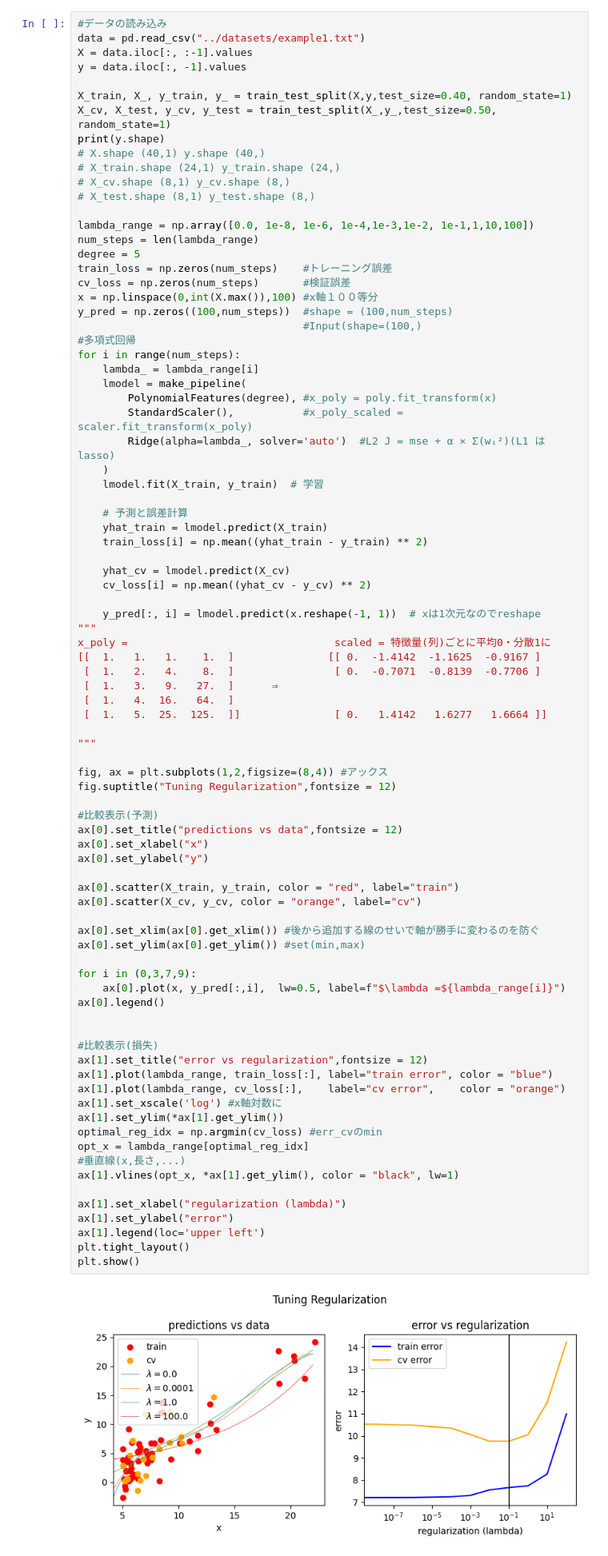
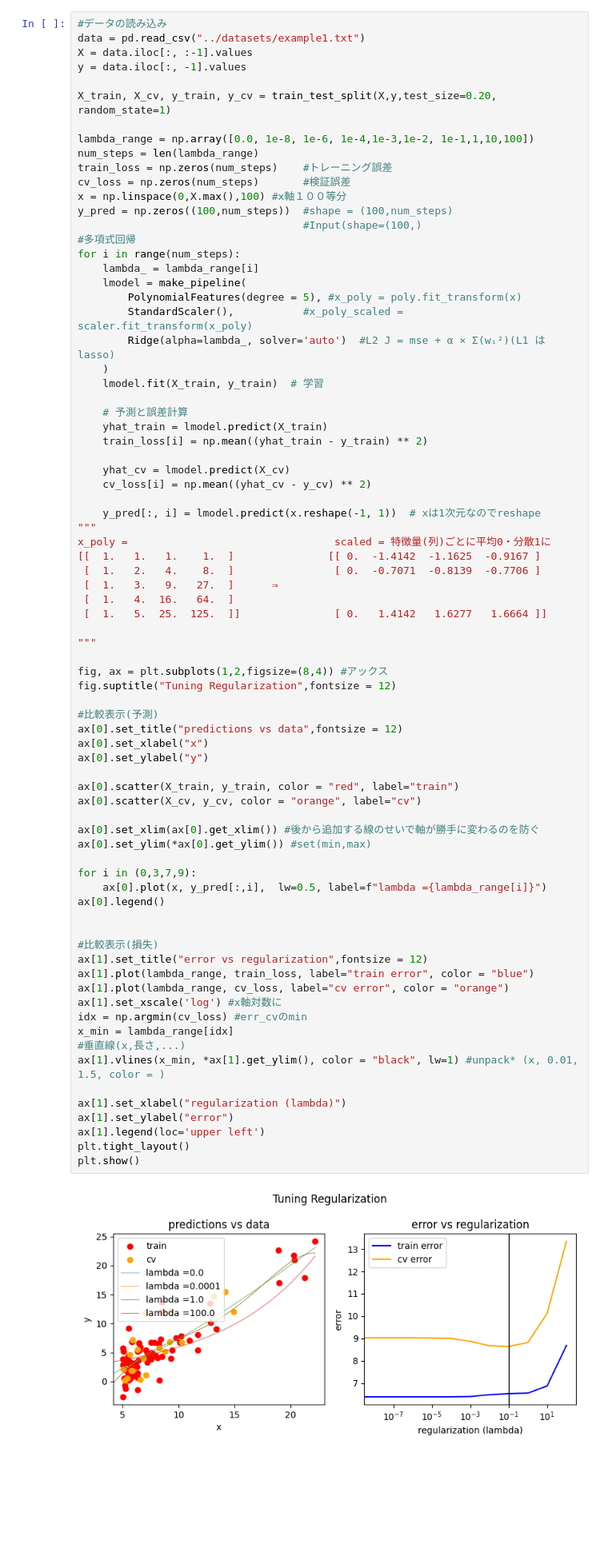
Before and after one commit to shin1300/machine_learning, a Jupyter notebook: notebooks/regularization.ipynb, the cells around one changed output. Shown at 80% size. Drawn from its saved outputs; the diff is of its cells as text; blank space fills up the shorter version.

```diff
--- a/notebooks/regularization.ipynb
+++ b/notebooks/regularization.ipynb
@@ -23,27 +23,20 @@ data = pd.read_csv("../datasets/example1.txt")
 X = data.iloc[:, :-1].values
 y = data.iloc[:, -1].values
 
-X_train, X_, y_train, y_ = train_test_split(X,y,test_size=0.40, random_state=1)
-X_cv, X_test, y_cv, y_test = train_test_split(X_,y_,test_size=0.50, random_state=1)
-print(y.shape)
-# X.shape (40,1) y.shape (40,)
-# X_train.shape (24,1) y_train.shape (24,)
-# X_cv.shape (8,1) y_cv.shape (8,)
-# X_test.shape (8,1) y_test.shape (8,)
+X_train, X_cv, y_train, y_cv = train_test_split(X,y,test_size=0.20, random_state=1)
 
 lambda_range = np.array([0.0, 1e-8, 1e-6, 1e-4,1e-3,1e-2, 1e-1,1,10,100])
 num_steps = len(lambda_range)
-degree = 5
 train_loss = np.zeros(num_steps)    #トレーニング誤差
 cv_loss = np.zeros(num_steps)       #検証誤差
-x = np.linspace(0,int(X.max()),100) #x軸１００等分
+x = np.linspace(0,X.max(),100) #x軸１００等分
 y_pred = np.zeros((100,num_steps))  #shape = (100,num_steps)
                                     #Input(shape=(100,)
 #多項式回帰
 for i in range(num_steps):
     lambda_ = lambda_range[i]
     lmodel = make_pipeline(
-        PolynomialFeatures(degree), #x_poly = poly.fit_transform(x)
+        PolynomialFeatures(degree = 5), #x_poly = poly.fit_transform(x)
         StandardScaler(),           #x_poly_scaled = scaler.fit_transform(x_poly)
         Ridge(alpha=lambda_, solver='auto')  #L2 J = mse + α × Σ(wᵢ²)(L1 は　lasso)
     )
@@ -68,42 +61,41 @@ x_poly =                                 scaled = 特徴量(列)ごとに平均0
 """
 
 fig, ax = plt.subplots(1,2,figsize=(8,4)) #アックス
 fig.suptitle("Tuning Regularization",fontsize = 12)
 
 #比較表示(予測)
 ax[0].set_title("predictions vs data",fontsize = 12)
 ax[0].set_xlabel("x")
 ax[0].set_ylabel("y")
 
 ax[0].scatter(X_train, y_train, color = "red", label="train")
 ax[0].scatter(X_cv, y_cv, color = "orange", label="cv")
 
 ax[0].set_xlim(ax[0].get_xlim()) #後から追加する線のせいで軸が勝手に変わるのを防ぐ
-ax[0].set_ylim(ax[0].get_ylim()) #set(min,max)
+ax[0].set_ylim(*ax[0].get_ylim()) #set(min,max)
 
 for i in (0,3,7,9):
-    ax[0].plot(x, y_pred[:,i],  lw=0.5, label=f"$\lambda =${lambda_range[i]}")
+    ax[0].plot(x, y_pred[:,i],  lw=0.5, label=f"lambda ={lambda_range[i]}")
 ax[0].legend()
 
 
 #比較表示(損失)
 ax[1].set_title("error vs regularization",fontsize = 12)
-ax[1].plot(lambda_range, train_loss[:], label="train error", color = "blue")
-ax[1].plot(lambda_range, cv_loss[:],    label="cv error",    color = "orange")
+ax[1].plot(lambda_range, train_loss, label="train error", color = "blue")
+ax[1].plot(lambda_range, cv_loss, label="cv error", color = "orange")
 ax[1].set_xscale('log') #x軸対数に
-ax[1].set_ylim(*ax[1].get_ylim())
-optimal_reg_idx = np.argmin(cv_loss) #err_cvのmin
-opt_x = lambda_range[optimal_reg_idx]
+idx = np.argmin(cv_loss) #err_cvのmin
+x_min = lambda_range[idx]
 #垂直線(x,長さ,...)
-ax[1].vlines(opt_x, *ax[1].get_ylim(), color = "black", lw=1)
+ax[1].vlines(x_min, *ax[1].get_ylim(), color = "black", lw=1) #unpack* (x, 0.01, 1.5, color = )
 
 ax[1].set_xlabel("regularization (lambda)")
 ax[1].set_ylabel("error")
 ax[1].legend(loc='upper left')
 plt.tight_layout()
 plt.show()
 # %% [output]
-[figure, old version]
+[figure, new version]
 # %% [markdown]
 ### サンプルデータ2(ニューラルネットワーク)
 # %%
```
Also changed, not shown: parts of 2 cells of this notebook, 3 other files.
